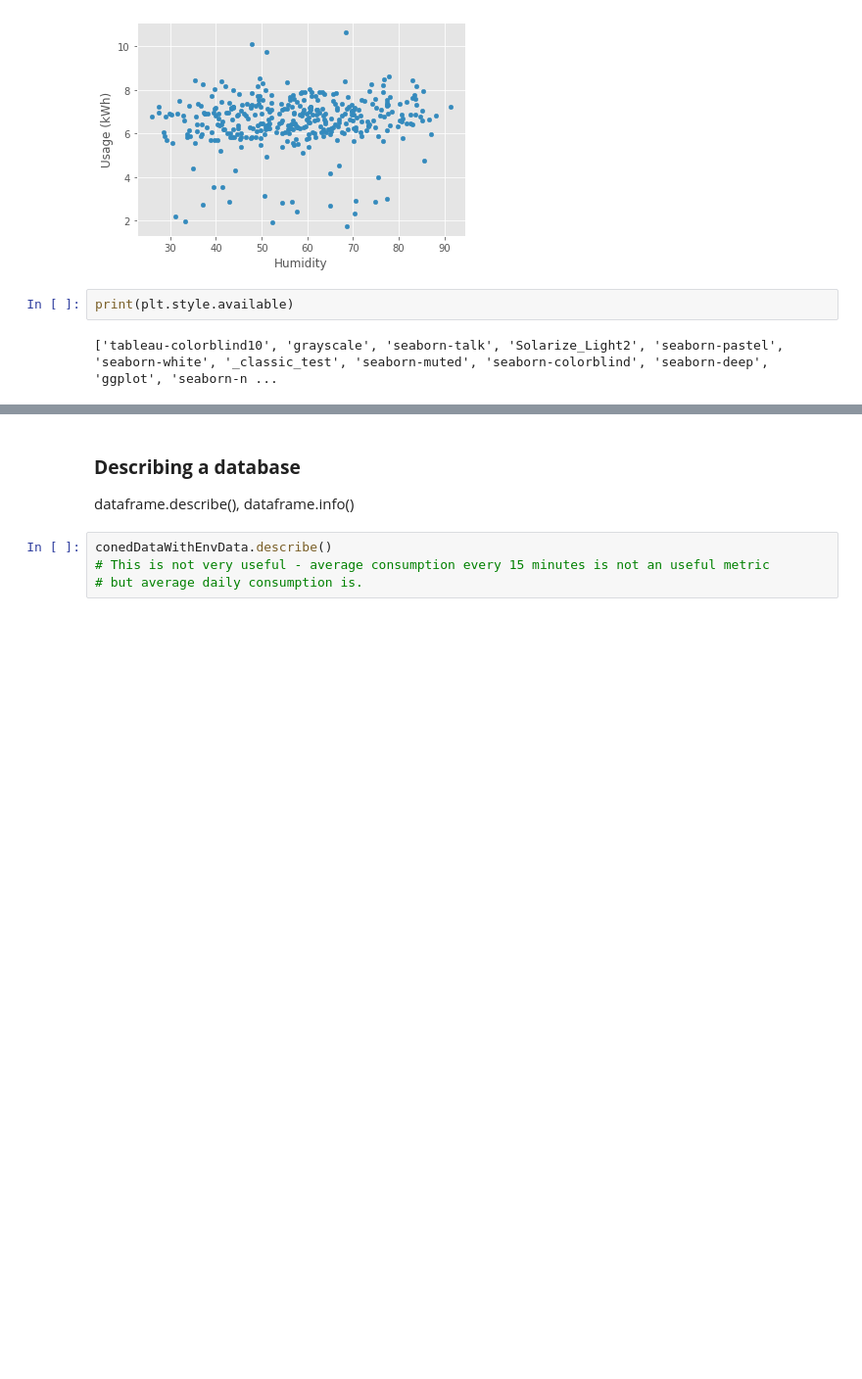
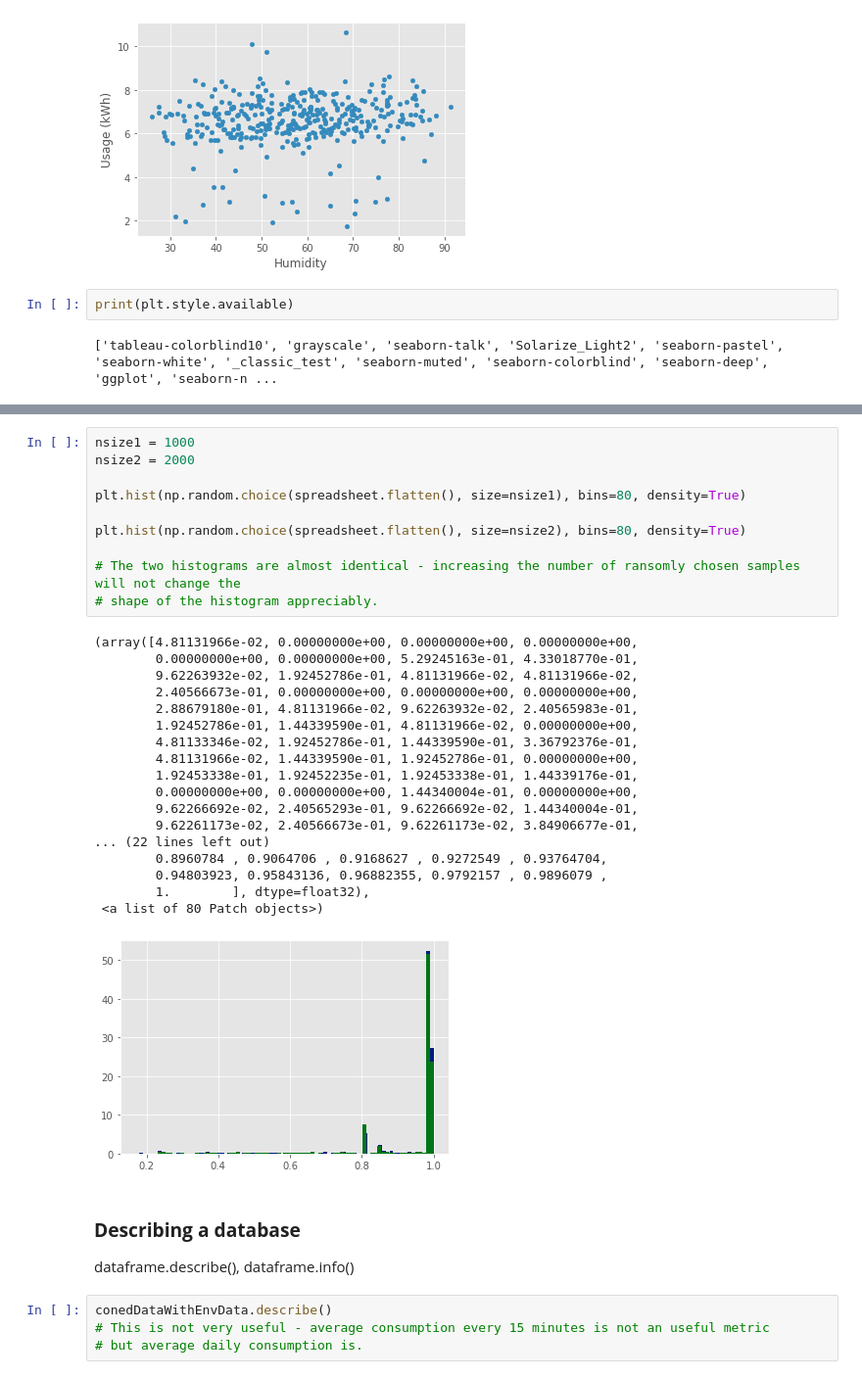
Before and after one commit to arvindnswamy/IntroToPythonForMEstudents, a Jupyter notebook: IntroductionToPython_PandasNumpyScipyMatplotlib.ipynb, the cells around one changed output, grey strips where cells are left out. Shown: that part at 98% size. Cells and saved outputs as stored; diff of their text form; blank space fills up the shorter version.

```diff
--- a/IntroductionToPython_PandasNumpyScipyMatplotlib.ipynb
+++ b/IntroductionToPython_PandasNumpyScipyMatplotlib.ipynb
@@ -648,3 +661,32 @@ Text(0, 0.5, 'Usage (kWh)')
+# %%
+nsize1 = 1000
+nsize2 = 2000
+
+plt.hist(np.random.choice(spreadsheet.flatten(), size=nsize1), bins=80, density=True)
+
+plt.hist(np.random.choice(spreadsheet.flatten(), size=nsize2), bins=80, density=True)
+
+# The two histograms are almost identical - increasing the number of ransomly chosen samples will not change the
+# shape of the histogram appreciably.
+# %% [output]
+(array([4.81131966e-02, 0.00000000e+00, 0.00000000e+00, 0.00000000e+00,
+        0.00000000e+00, 0.00000000e+00, 5.29245163e-01, 4.33018770e-01,
+        9.62263932e-02, 1.92452786e-01, 4.81131966e-02, 4.81131966e-02,
+        2.40566673e-01, 0.00000000e+00, 0.00000000e+00, 0.00000000e+00,
+        2.88679180e-01, 4.81131966e-02, 9.62263932e-02, 2.40565983e-01,
+        1.92452786e-01, 1.44339590e-01, 4.81131966e-02, 0.00000000e+00,
+        4.81133346e-02, 1.92452786e-01, 1.44339590e-01, 3.36792376e-01,
+        4.81131966e-02, 1.44339590e-01, 1.92452786e-01, 0.00000000e+00,
+        1.92453338e-01, 1.92452235e-01, 1.92453338e-01, 1.44339176e-01,
+        0.00000000e+00, 0.00000000e+00, 1.44340004e-01, 0.00000000e+00,
+        9.62266692e-02, 2.40565293e-01, 9.62266692e-02, 1.44340004e-01,
+        9.62261173e-02, 2.40566673e-01, 9.62261173e-02, 3.84906677e-01,
+... (22 lines left out)
+        0.8960784 , 0.9064706 , 0.9168627 , 0.9272549 , 0.93764704,
+        0.94803923, 0.95843136, 0.96882355, 0.9792157 , 0.9896079 ,
+        1.        ], dtype=float32),
+ <a list of 80 Patch objects>)
+[figure, added]
 # %% [markdown]
 ### **Describing a database**
 
```
Also changed, not shown: parts of 8 cells of this notebook.
